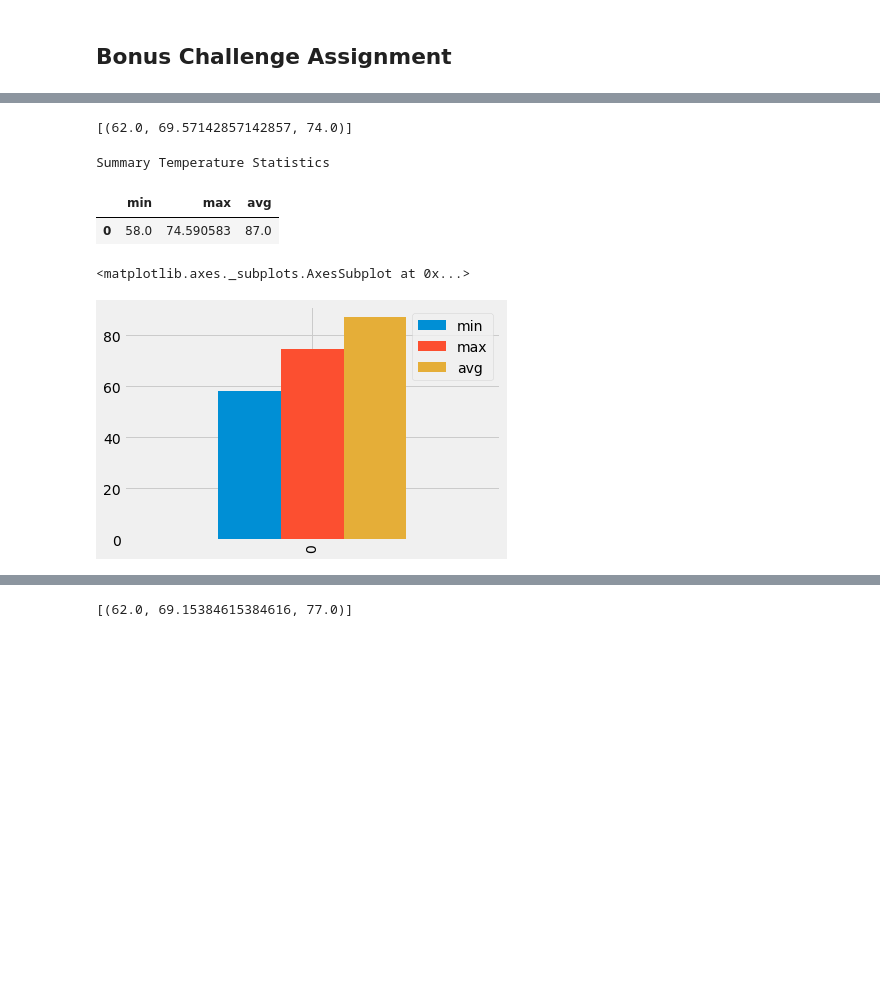
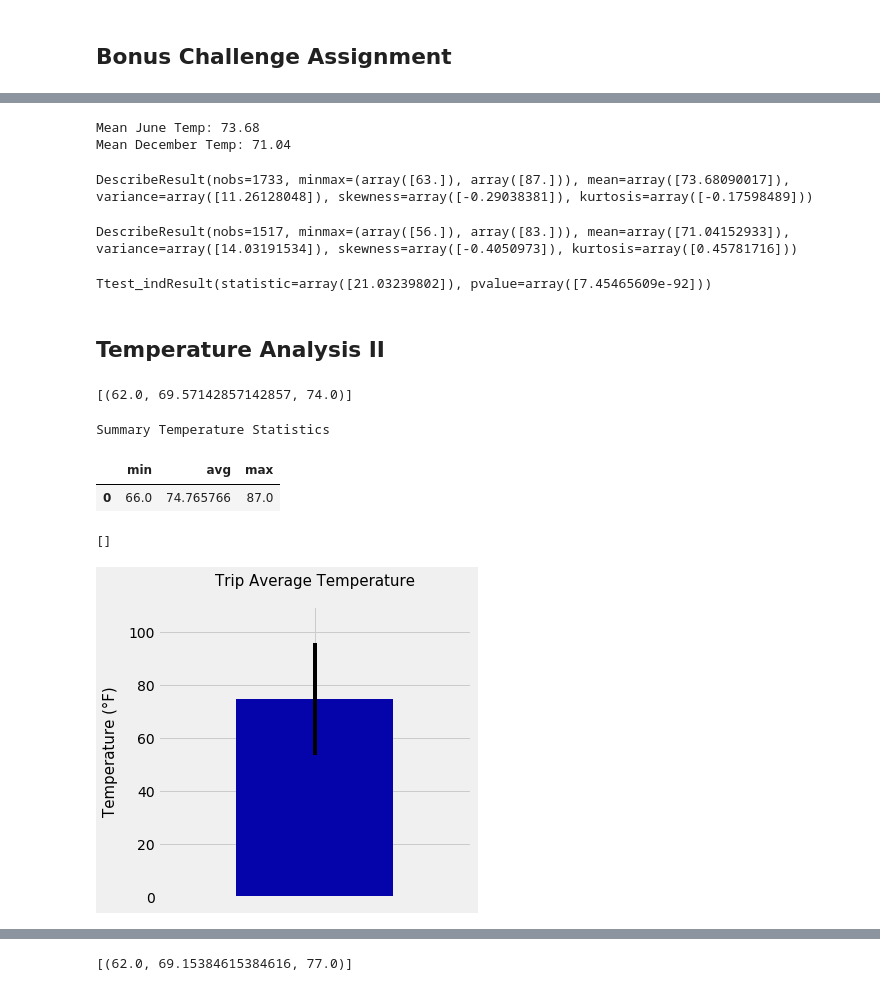
Before and after one commit to McGlash/Hawaii-Climate-Analysis, a Jupyter notebook: climate_starter.ipynb, the cells around one changed output, grey strips where cells are left out. Cells and saved outputs as stored; diff of their text form; code cells hidden in the pictures; blank space fills up the shorter version.

```diff
--- a/climate_starter.ipynb
+++ b/climate_starter.ipynb
@@ -280,3 +301,40 @@ plt.show()
+# %%
+#Identify the average temperature in June and December at all stations across all available years in the dataset
+
+    #create function to find
+
+june_temp_obs = session.query(measurement_table.tobs).\
+                        filter(func.strftime("%m", measurement_table.date) == "05").all()
+
+dec_temp_obs = session.query(measurement_table.tobs).\
+                           filter(func.strftime("%m", measurement_table.date) == "12").all()
+
+print(f'Mean June Temp: {round(np.mean(june_temp_obs),2)}')
+
+print(f'Mean December Temp: {round(np.mean(dec_temp_obs),2)}')
+# %% [output]
+Mean June Temp: 73.68
+Mean December Temp: 71.04
+# %%
+    #look at summary stats
+        #June
+stats.describe(june_temp_obs)
+# %% [output]
+DescribeResult(nobs=1733, minmax=(array([63.]), array([87.])), mean=array([73.68090017]), variance=array([11.26128048]), skewness=array([-0.29038381]), kurtosis=array([-0.17598489]))
+# %%
+    #December
+stats.describe(dec_temp_obs)
+# %% [output]
+DescribeResult(nobs=1517, minmax=(array([56.]), array([83.])), mean=array([71.04152933]), variance=array([14.03191534]), skewness=array([-0.4050973]), kurtosis=array([0.45781716]))
+# %%
+#Use the t-test to determine whether the difference in the means, if any, is statistically significant
+
+stats.ttest_ind(june_temp_obs, dec_temp_obs, equal_var = False)
+# %% [output]
+Ttest_indResult(statistic=array([21.03239802]), pvalue=array([7.45465609e-92]))
+# %% [markdown]
+Temperature Analysis II
+---
 # %%
 # This function called `calc_temps` will accept start date and end date in the format '%Y-%m-%d'
 # and return the minimum, average, and maximum temperatures for that range of dates
@@ -302,26 +360,40 @@ print(calc_temps('2012-02-28', '2012-03-05'))
 # %% [output]
 [(62.0, 69.57142857142857, 74.0)]
 # %%
-# Use your previous function `calc_temps` to calculate the tmin, tavg, and tmax
-# for your trip using the previous year's data for those same dates.
+# Use previous function `calc_temps` to calculate the tmin, tavg, and tmax
+# for the trip using the previous year's data for those same dates.
 
-temp_stats = pd.DataFrame(calc_temps(edge_date, newest_date),
-                                         columns= ["min", "max", "avg"])
+start_date = "2017-05-07"
+
+end_date = "2017-05-26"
+
+temp_stats = pd.DataFrame(calc_temps(start_date, end_date),
+                                         columns= ["min", "avg", "max"])
 
 print("Summary Temperature Statistics")
 
 temp_stats
 # %% [output]
 Summary Temperature Statistics
-|  | min | max | avg |
-| 0 | 58.0 | 74.590583 | 87.0 |
+|  | min | avg | max |
+| 0 | 66.0 | 74.765766 | 87.0 |
 # %%
 # Plot the results from your previous query as a bar chart.
-# Use "Trip Avg Temp" as your Title
-# Use the average temperature for the y value
-# Use the peak-to-peak (tmax-tmin) value as the y error bar (yerr)
+    # Use the average temperature for the y value
+    # Use the peak-to-peak (tmax-tmin) value as the y error bar (yerr)
 
-temp_stats.plot(kind="bar")
+ax = temp_stats.plot(y="avg", x=None,
+                     kind="bar",
+                     yerr=[temp_stats["min"] - temp_stats["max"]],
+                     figsize=(5,5),
+                     legend=False,
+                     ylim=(0, 110),
+                     color='#0504aa',
+                     xticks=None)
+
+ax.set_ylabel("Temperature (\N{DEGREE SIGN}F)", fontsize=15, labelpad=10)
+ax.set_title("Trip Average Temperature", fontsize=15, pad=20)
+ax.set_xticklabels("")
 # %% [output]
-<matplotlib.axes._subplots.AxesSubplot at 0x...>
+[]
-[figure, old version]
+[figure, new version]
```
Also changed, not shown: parts of 15 cells of this notebook.
